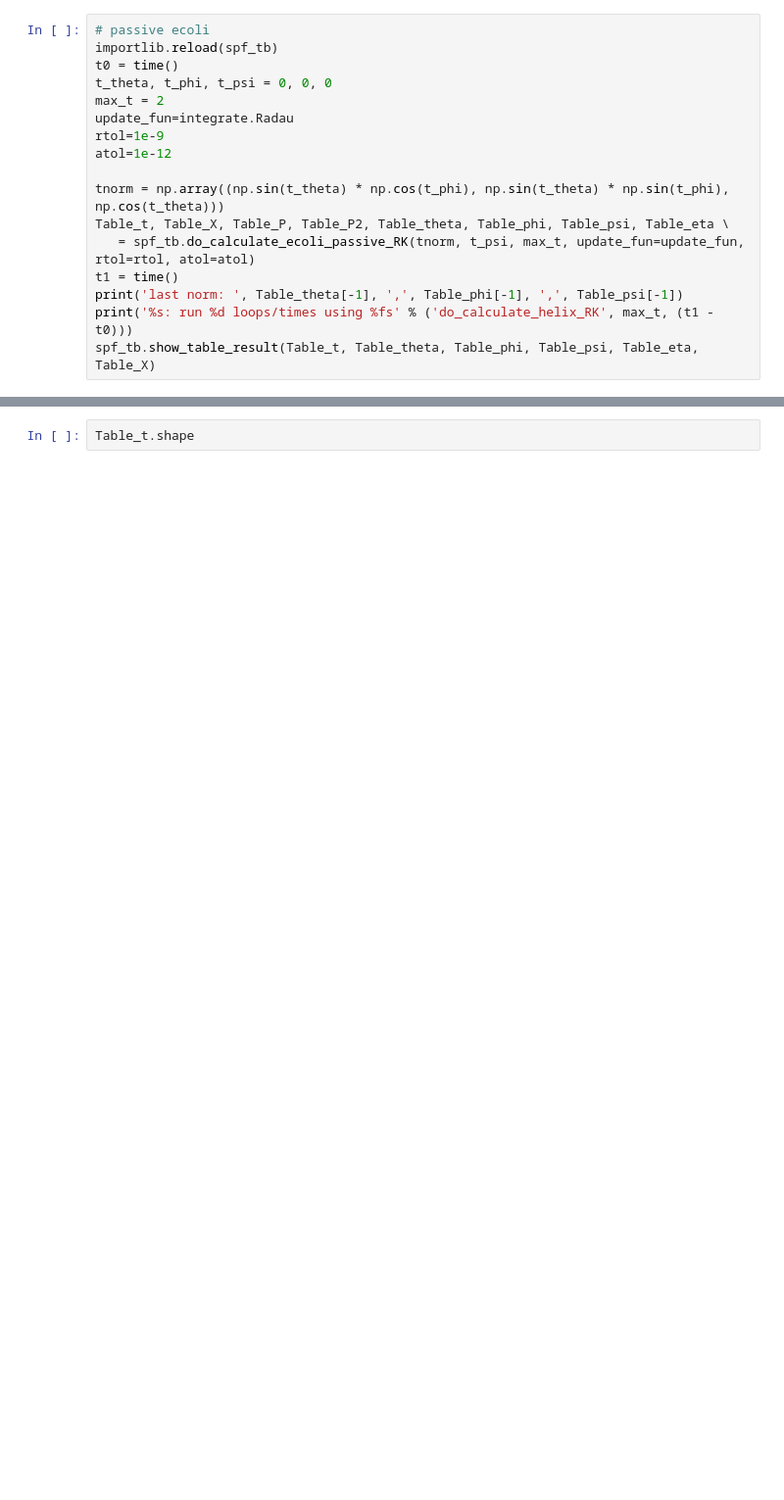
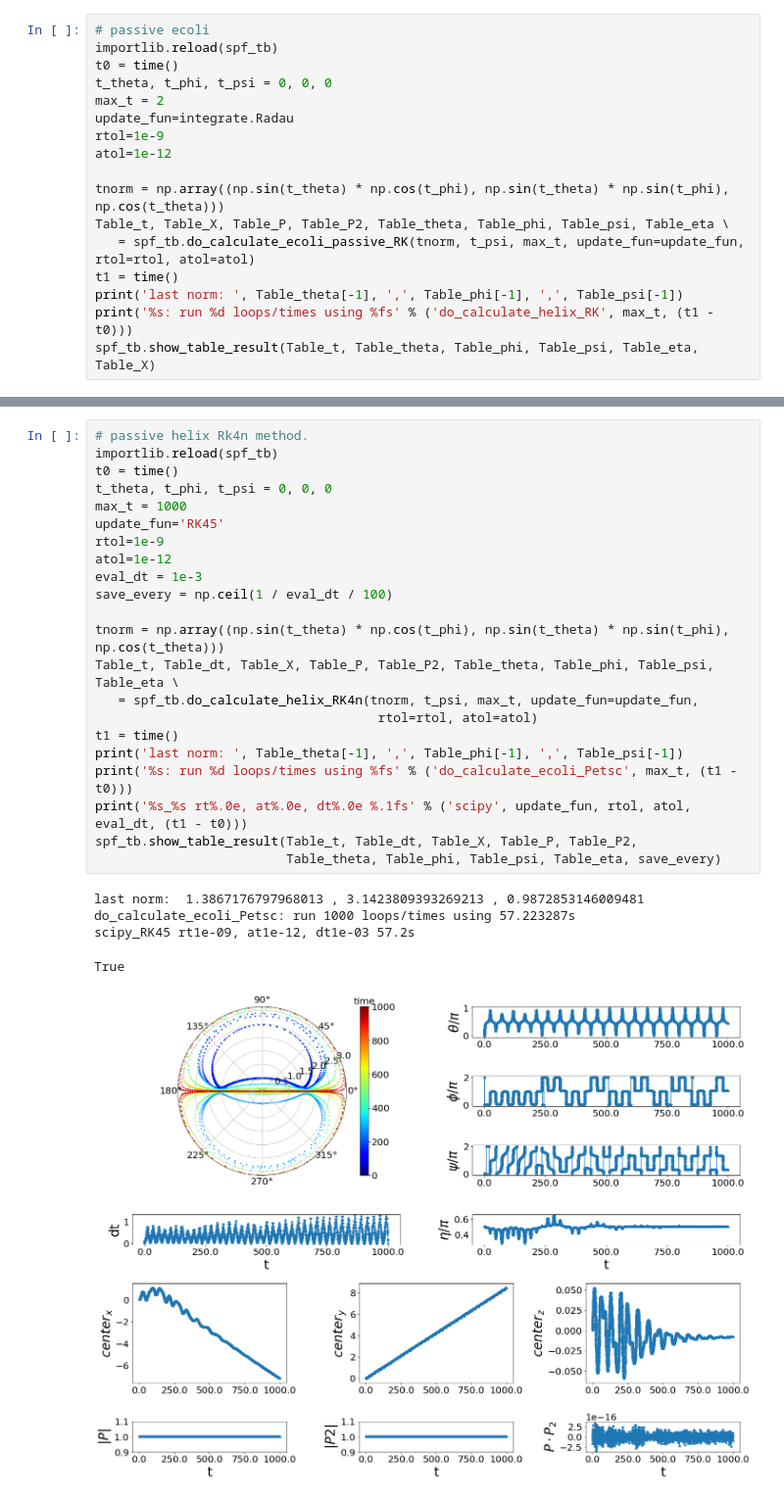
Before and after one commit to pcmagic/stokes_flow, a Jupyter notebook: head_Force/loop_table/phase_map_ecoli-Copy1.ipynb, the cells around one changed output, grey strips where cells are left out. Shown at 98% size. Saved outputs shown, nothing was run; the diff lists cells and outputs as text; blank space fills up the shorter version.

```diff
--- a/head_Force/loop_table/phase_map_ecoli-Copy1.ipynb
+++ b/head_Force/loop_table/phase_map_ecoli-Copy1.ipynb
@@ -215,2 +187,28 @@ spf_tb.show_table_result(Table_t, Table_theta, Table_phi, Table_psi, Table_eta,
-# %%
-Table_t.shape
+# %%
+# passive helix Rk4n method.
+importlib.reload(spf_tb)
+t0 = time()
+t_theta, t_phi, t_psi = 0, 0, 0
+max_t = 1000
+update_fun='RK45'
+rtol=1e-9
+atol=1e-12
+eval_dt = 1e-3
+save_every = np.ceil(1 / eval_dt / 100)
+
+tnorm = np.array((np.sin(t_theta) * np.cos(t_phi), np.sin(t_theta) * np.sin(t_phi), np.cos(t_theta)))
+Table_t, Table_dt, Table_X, Table_P, Table_P2, Table_theta, Table_phi, Table_psi, Table_eta \
+   = spf_tb.do_calculate_helix_RK4n(tnorm, t_psi, max_t, update_fun=update_fun,
+                                     rtol=rtol, atol=atol)
+t1 = time()
+print('last norm: ', Table_theta[-1], ',', Table_phi[-1], ',', Table_psi[-1])
+print('%s: run %d loops/times using %fs' % ('do_calculate_ecoli_Petsc', max_t, (t1 - t0)))
+print('%s_%s rt%.0e, at%.0e, dt%.0e %.1fs' % ('scipy', update_fun, rtol, atol, eval_dt, (t1 - t0)))
+spf_tb.show_table_result(Table_t, Table_dt, Table_X, Table_P, Table_P2,
+                         Table_theta, Table_phi, Table_psi, Table_eta, save_every)
+# %% [output]
+last norm:  1.3867176797968013 , 3.1423809393269213 , 0.9872853146009481
+do_calculate_ecoli_Petsc: run 1000 loops/times using 57.223287s
+scipy_RK45 rt1e-09, at1e-12, dt1e-03 57.2s
+True
+[figure, added]
```
Also changed, not shown: parts of 12 cells of this notebook, 15 other files.
